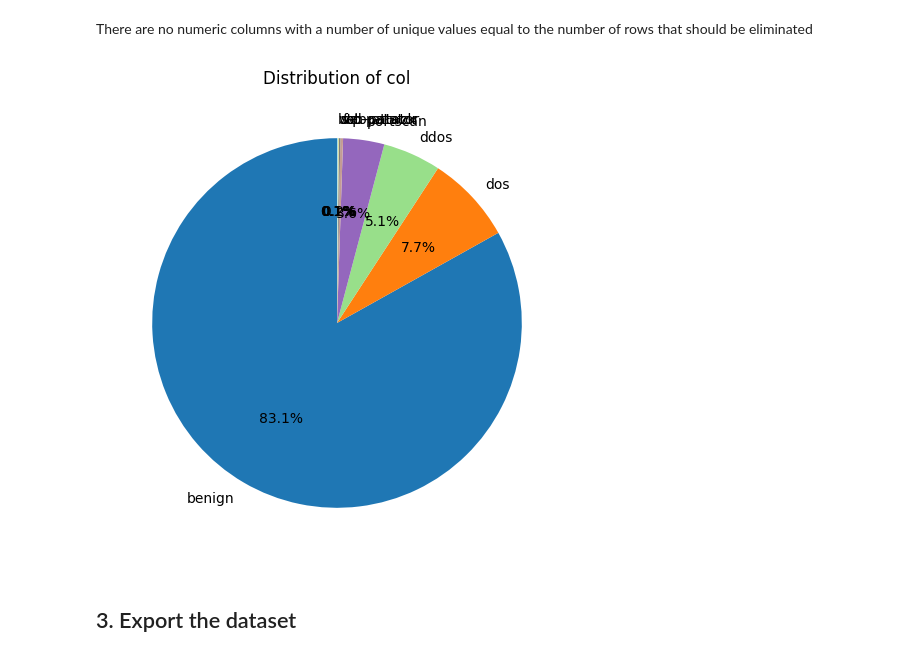
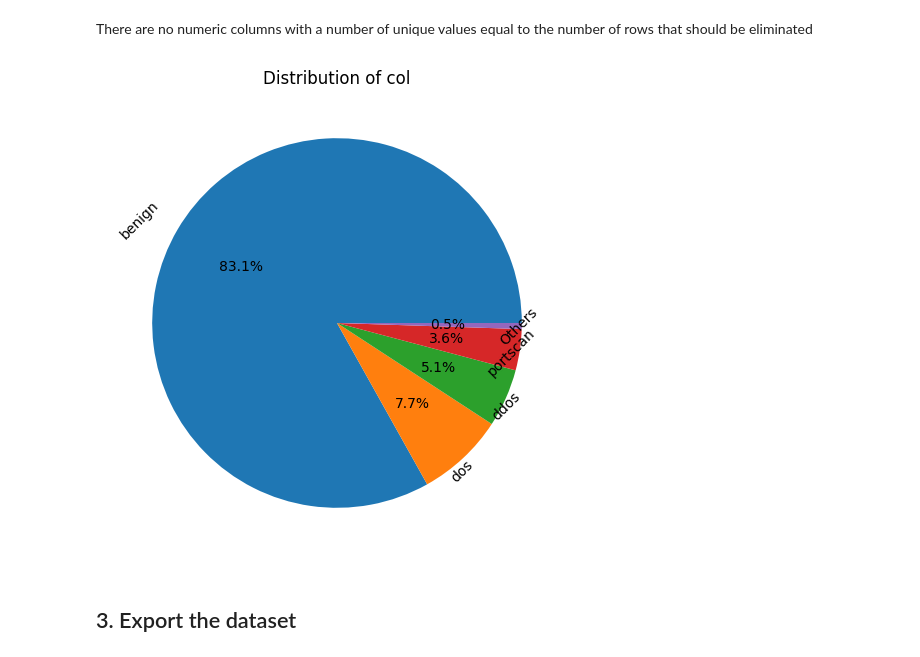
Before and after one commit to esthy13/cil-intrusion-detection, a Jupyter notebook: notebooks/0_data_cleaning_CIC_IDS_2017.ipynb, the cells around one changed output. Drawn from its saved outputs; the diff is of its cells as text; code cells hidden in the pictures.

Commit message:
updating distribution plot for better readability

```diff
--- a/notebooks/0_data_cleaning_CIC_IDS_2017.ipynb
+++ b/notebooks/0_data_cleaning_CIC_IDS_2017.ipynb
@@ -277,18 +279,36 @@ unique_counts.sort_values(ascending=False)
 dtype: int64
 # %% [markdown]
 There are no numeric columns with a number of unique values equal to the number of rows that should be eliminated
-# %%
-# Count occurrences of each category
-counts = y.value_counts()
-
-# Pie chart
-plt.figure(figsize=(6,6))
-counts.plot.pie(autopct='%1.1f%%', startangle=90, cmap='tab20')
-plt.ylabel('')  # remove default y-label
-plt.title('Distribution of col')
-plt.show()
-# %% [output]
-[figure, removed]
+# %%
+counts = y.value_counts()
+threshold = 0.01  # 1%
+
+# Convert to proportions
+proportions = counts / counts.sum()
+
+# Group small categories
+large = counts[proportions >= threshold]
+small = counts[proportions < threshold]
+
+if not small.empty:
+    large["Others"] = small.sum()
+
+plt.figure(figsize=(6,6))
+wedges, texts, autotexts = plt.pie(
+    large,
+    labels=large.index,
+    autopct='%1.1f%%',
+)
+
+for text in texts:
+    text.set_rotation(45)
+    text.set_ha('right')
+
+plt.title('Distribution of col')
+plt.ylabel('')
+plt.show()
+# %% [output]
+[figure, added]
 # %% [markdown]
 ## 3. Export the dataset
 # %%
```
Also changed, not shown: parts of 8 cells of this notebook, 3 other files.
